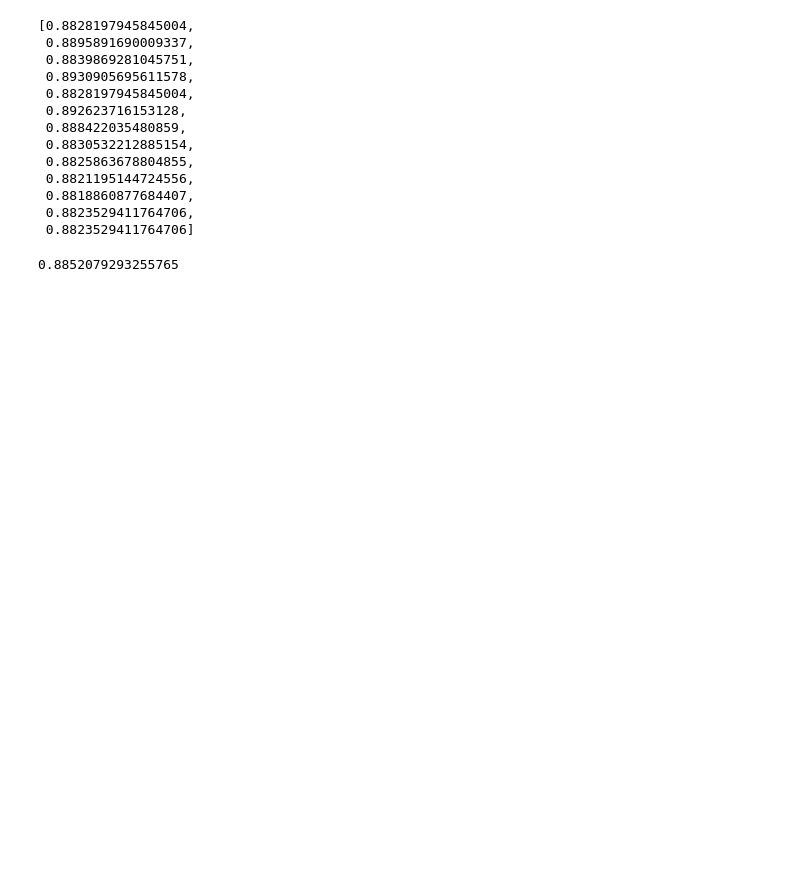
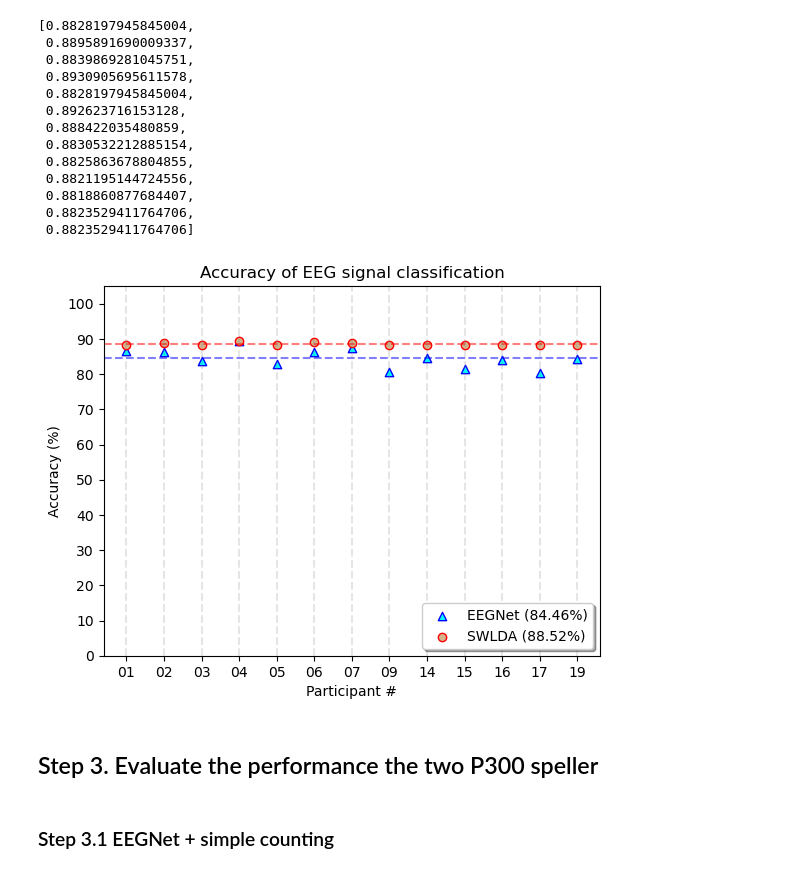
Before and after one commit to zs144/P300-BCI, a Jupyter notebook: Task7/task7.ipynb, the cells around one changed output. Drawn from its saved outputs; the diff is of its cells as text; code cells hidden in the pictures; blank space fills up the shorter version.

```diff
--- a/Task7/task7.ipynb
+++ b/Task7/task7.ipynb
@@ -117,7 +133,7 @@ print(test_X.shape,  test_Y.shape)
 torch.Size([55692, 1, 32, 206]) torch.Size([55692])
 torch.Size([55692, 1, 32, 206]) torch.Size([55692])
 # %%
-BATCH_SIZE = 32
+BATCH_SIZE = 8
 LR = 0.001
 EPOCHS = 1
 
@@ -208 +258,3 @@ eegnet_clf_test_accs
+# %%
+avg_eegnet_clf_test_accs = sum(eegnet_clf_test_accs) / len(eegnet_clf_test_accs)
 # %% [markdown]
@@ -217,7 +269,7 @@ NUM_CORE_CHANNELS = 8
 swlda_clf_test_accs = []
 
 for obj in obj_indices:
-    directory = os.path.abspath('../..') + '/BCI_data/EDFData-StudyA'
+    directory = os.path.abspath('../../..') + '/BCI_data/EDFData-StudyA'
     obj_directory = directory + f'/A{obj}/SE001'
 
     train_features,train_response = swlda_utils.load_data(dir=obj_directory,
@@ -240,15 +292,15 @@ for obj in obj_indices:
 
     try:
         f = open(f'./model/A{obj}-swlda-model.pkl', 'rb')
-        clf = pickle.load(f)
+        swlda_clf = pickle.load(f)
     except:
-        clf = SWLDA(penter=0.1, premove=0.15)
-        clf.fit(train_features, train_response)
+        swlda_clf = SWLDA(penter=0.1, premove=0.15)
+        swlda_clf.fit(train_features, train_response)
         # save the classifier as a standalone model file
         with open(f'./model/A{obj}-swlda-model.pkl','wb') as f:
-            pickle.dump(clf,f)
+            pickle.dump(swlda_clf,f)
 
-    pred = clf.test(test_features) > 0.5
+    pred = swlda_clf.test(test_features) > 0.5
     test_acc = sum(pred == test_response) / len(pred)
     swlda_clf_test_accs.append(test_acc)
 # %%
@@ -268,6 +320,32 @@ swlda_clf_test_accs
  0.8823529411764706,
  0.8823529411764706]
 # %%
-sum(swlda_clf_test_accs) / len(swlda_clf_test_accs)
+avg_swlda_clf_test_accs = sum(swlda_clf_test_accs) / len(swlda_clf_test_accs)
-# %% [output]
-0.8852079293255765
+# %%
+plt.scatter(x=[i+1 for i in range(len(obj_indices))], y=eegnet_clf_test_accs,
+            color='cyan', edgecolors='blue', marker='^',
+            label=f'EEGNet ({avg_eegnet_clf_test_accs:.2%})')
+
+plt.scatter(x=[i+1 for i in range(len(obj_indices))], y=swlda_clf_test_accs,
+            color='tan', edgecolors='red', marker='o',
+            label=f'SWLDA ({avg_swlda_clf_test_accs:.2%})')
+plt.axhline(y=avg_eegnet_clf_test_accs, c='blue', alpha=0.5, ls='--')
+plt.axhline(y=avg_swlda_clf_test_accs,  c='red',  alpha=0.5, ls='--')
+plt.xlabel('Participant #')
+plt.xticks(ticks=[i+1 for i in range(len(obj_indices))],
+           labels=obj_indices)
+plt.ylabel('Accuracy (%)')
+plt.ylim(0, 1+0.05)
+plt.yticks([0.1*i for i in range(11)], [10*i for i in range(11)])
+plt.title('Accuracy of EEG signal classification')
+plt.legend(loc='lower right', fancybox=True, shadow=True, ncol=1)
+
+for i in range(len(obj_indices)):
+    plt.axvline(x=i+1, color='gray', alpha=0.2, linestyle='--')
+plt.show()
+# %% [output]
+[figure, added]
+# %% [markdown]
+## Step 3. Evaluate the performance the two P300 speller
+# %% [markdown]
+### Step 3.1 EEGNet + simple counting
```
Also changed, not shown: parts of 29 cells of this notebook, 19 other files.
